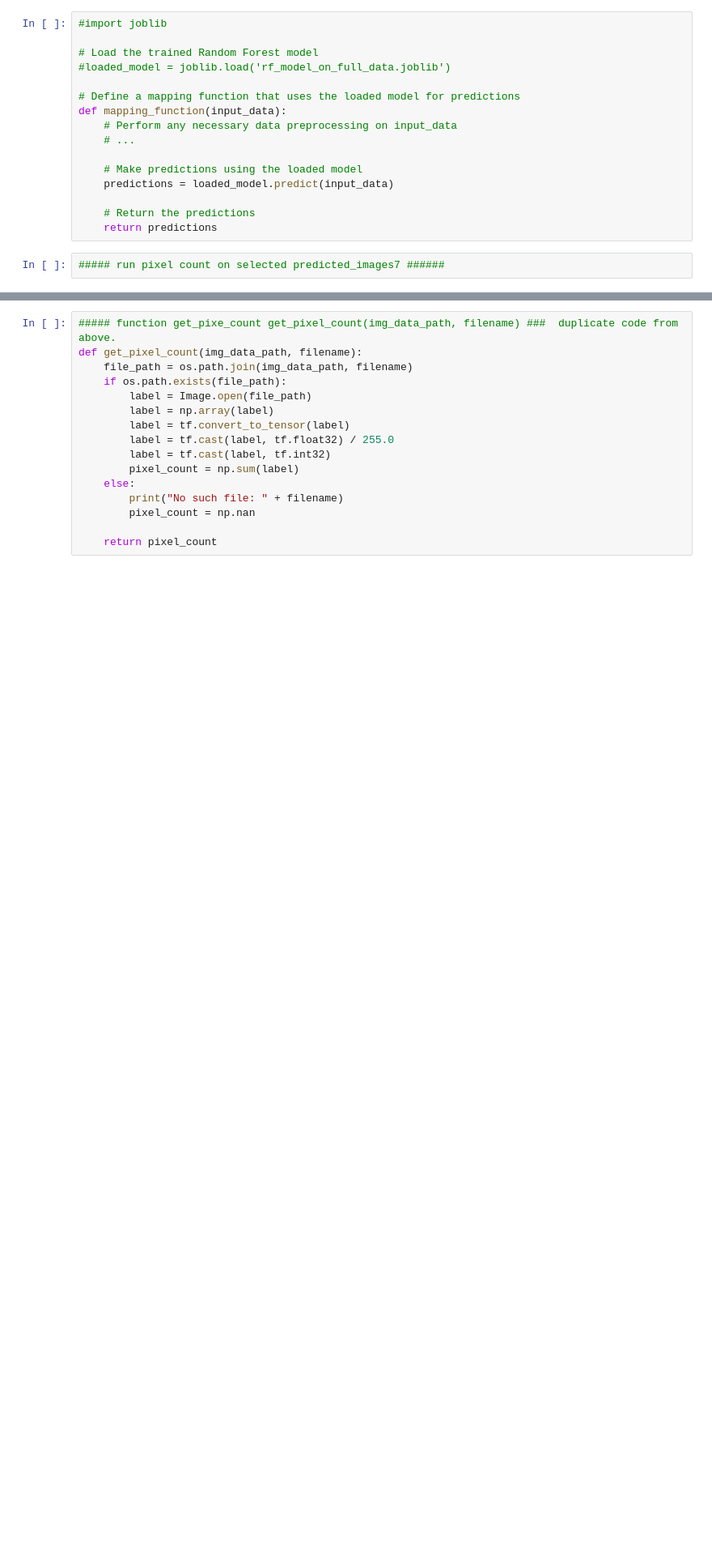
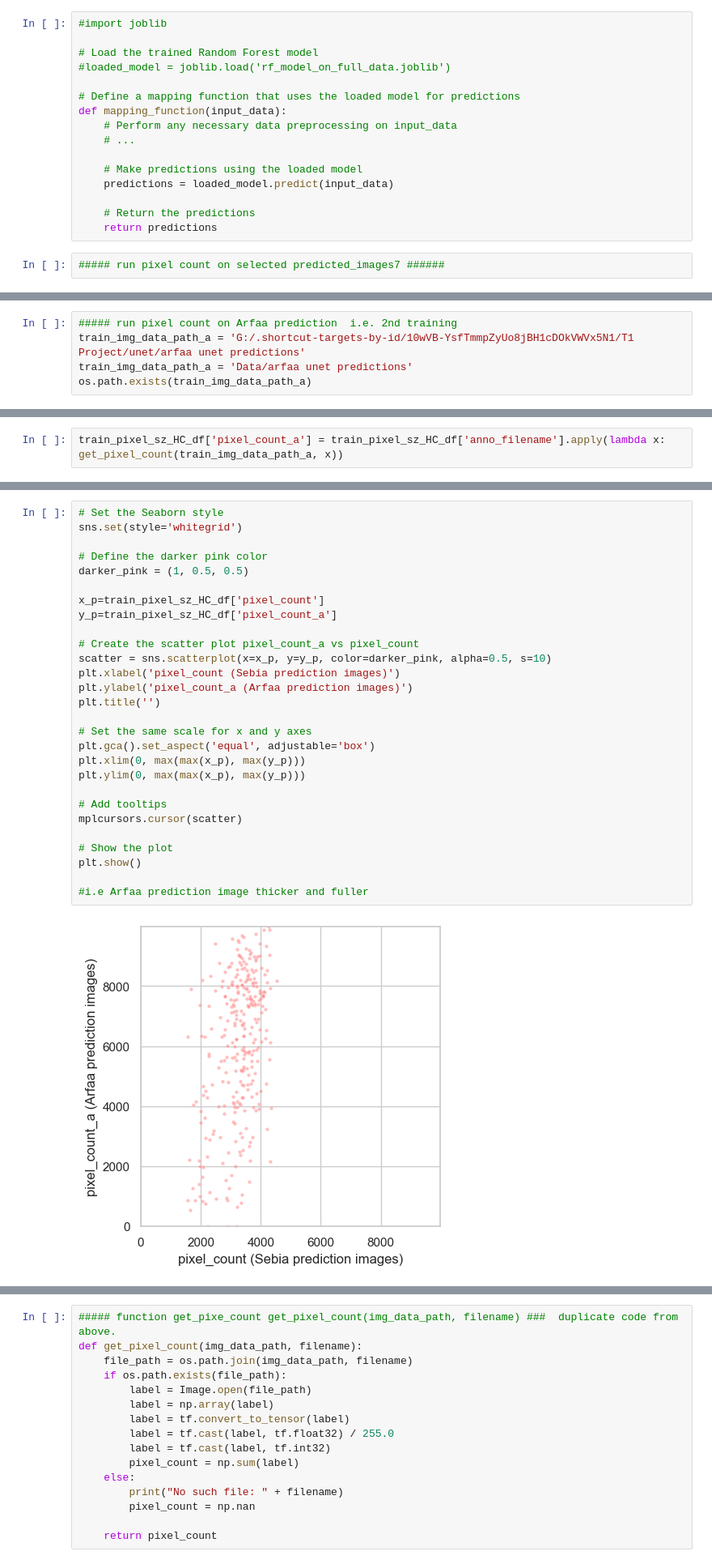
Before and after one commit to AnnChou/H1-AF, a Jupyter notebook: Jun15_pixelCt_pixelSz_HeadCir_Reg-Copy1.ipynb, the cells around one changed output, grey strips where cells are left out. Shown at 81% size. Cells and saved outputs as stored; diff of their text form; blank space fills up the shorter version.

```diff
--- a/Jun15_pixelCt_pixelSz_HeadCir_Reg-Copy1.ipynb
+++ b/Jun15_pixelCt_pixelSz_HeadCir_Reg-Copy1.ipynb
@@ -854,0 +981,5 @@ True
+# %%
+##### run pixel count on Arfaa prediction  i.e. 2nd training
+train_img_data_path_a = 'G:/.shortcut-targets-by-id/10wVB-YsfTmmpZyUo8jBH1cDOkVWVx5N1/T1 Project/unet/arfaa unet predictions'
+train_img_data_path_a = 'Data/arfaa unet predictions'
+os.path.exists(train_img_data_path_a)
@@ -854,0 +988,2 @@ True
+# %%
+train_pixel_sz_HC_df['pixel_count_a'] = train_pixel_sz_HC_df['anno_filename'].apply(lambda x: get_pixel_count(train_img_data_path_a, x))
@@ -854,0 +1019,30 @@ True
+# %%
+# Set the Seaborn style
+sns.set(style='whitegrid')
+
+# Define the darker pink color
+darker_pink = (1, 0.5, 0.5)
+
+x_p=train_pixel_sz_HC_df['pixel_count']
+y_p=train_pixel_sz_HC_df['pixel_count_a']
+
+# Create the scatter plot pixel_count_a vs pixel_count
+scatter = sns.scatterplot(x=x_p, y=y_p, color=darker_pink, alpha=0.5, s=10)
+plt.xlabel('pixel_count (Sebia prediction images)')
+plt.ylabel('pixel_count_a (Arfaa prediction images)')
+plt.title('')
+
+# Set the same scale for x and y axes
+plt.gca().set_aspect('equal', adjustable='box')
+plt.xlim(0, max(max(x_p), max(y_p)))
+plt.ylim(0, max(max(x_p), max(y_p)))
+
+# Add tooltips
+mplcursors.cursor(scatter)
+
+# Show the plot
+plt.show()
+
+#i.e Arfaa prediction image thicker and fuller
+# %% [output]
+[figure, added]
```
Also changed, not shown: parts of 73 cells of this notebook, 3 other files.
